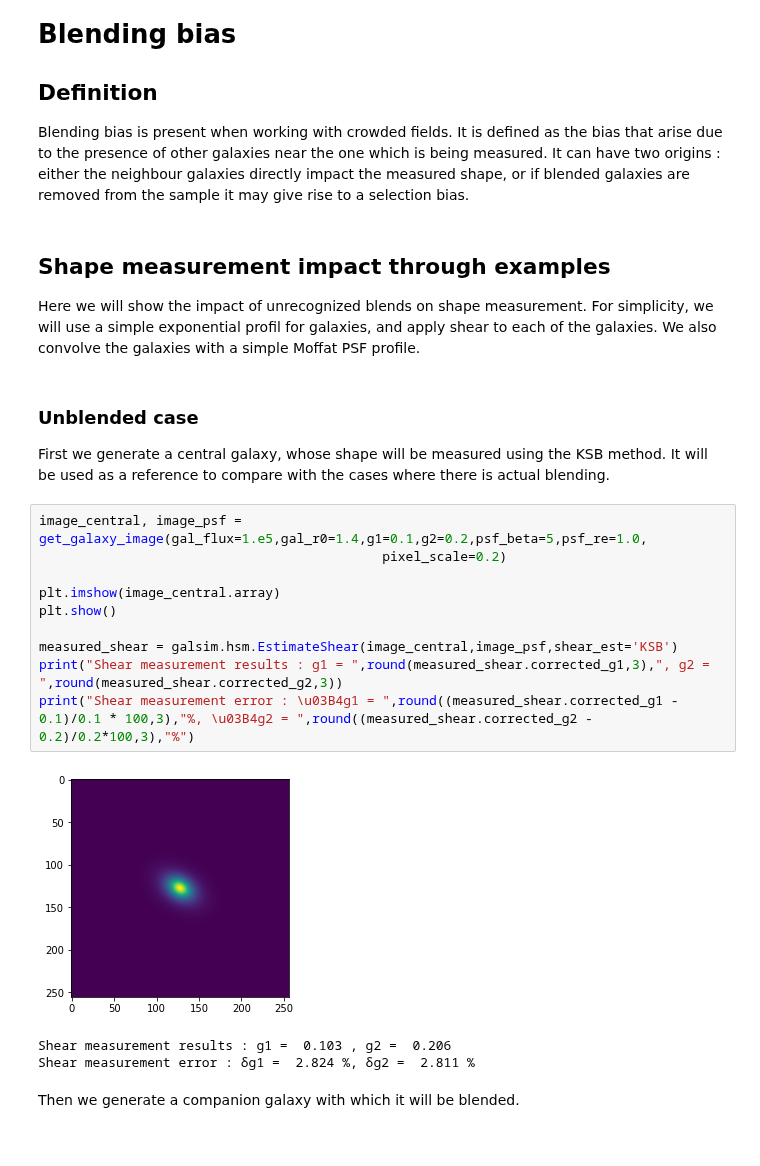
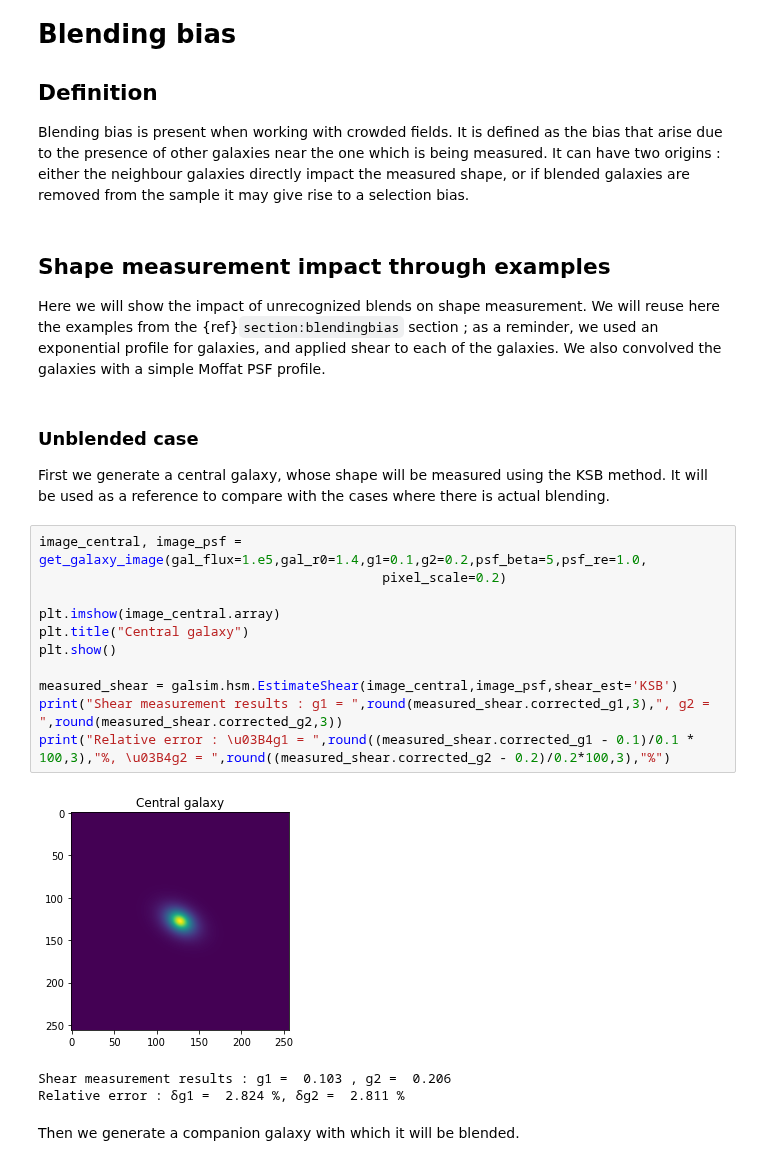
Before and after one commit to CosmoStat/Shear-and-PSF-Reading-Group, a Jupyter notebook: shearbook/bias/blending-bias.ipynb, the cells around one changed output. Drawn from its saved outputs; the diff is of its cells as text.

Commit message:
Integrated Justine's suggestions for the blending pages

```diff
--- a/shearbook/bias/blending-bias.ipynb
+++ b/shearbook/bias/blending-bias.ipynb
@@ -13,7 +13,7 @@ Blending bias is present when working with crowded fields. It is defined as the
 # %% [markdown]
 ## Shape measurement impact through examples
 
-Here we will show the impact of unrecognized blends on shape measurement. For simplicity, we will use a simple exponential profil for galaxies, and apply shear to each of the galaxies. We also convolve the galaxies with a simple Moffat PSF profile.
+Here we will show the impact of unrecognized blends on shape measurement. We will reuse here the examples from the {ref}`section:blendingbias` section ; as a reminder, we used an exponential profile for galaxies, and applied shear to each of the galaxies. We also convolved the galaxies with a simple Moffat PSF profile.
 # %% [markdown]
 ### Unblended case
 
@@ -21,17 +21,18 @@ First we generate a central galaxy, whose shape will be measured using the KSB m
 # %%
 image_central, image_psf = get_galaxy_image(gal_flux=1.e5,gal_r0=1.4,g1=0.1,g2=0.2,psf_beta=5,psf_re=1.0,
                                             pixel_scale=0.2)
 
 plt.imshow(image_central.array)
+plt.title("Central galaxy")
 plt.show()
 
 measured_shear = galsim.hsm.EstimateShear(image_central,image_psf,shear_est='KSB')
 print("Shear measurement results : g1 = ",round(measured_shear.corrected_g1,3),", g2 = ",round(measured_shear.corrected_g2,3))
-print("Shear measurement error : \u03B4g1 = ",round((measured_shear.corrected_g1 - 0.1)/0.1 * 100,3),"%, \u03B4g2 = ",round((measured_shear.corrected_g2 - 0.2)/0.2*100,3),"%")
+print("Relative error : \u03B4g1 = ",round((measured_shear.corrected_g1 - 0.1)/0.1 * 100,3),"%, \u03B4g2 = ",round((measured_shear.corrected_g2 - 0.2)/0.2*100,3),"%")
 # %% [output]
-[figure, old version]
+[figure, new version]
 Shear measurement results : g1 =  0.103 , g2 =  0.206
-Shear measurement error : δg1 =  2.824 %, δg2 =  2.811 %
+Relative error : δg1 =  2.824 %, δg2 =  2.811 %
 # %% [markdown]
 Then we generate a companion galaxy with which it will be blended.
 # %%
```
Also changed, not shown: parts of 6 cells of this notebook, 1 other file.
